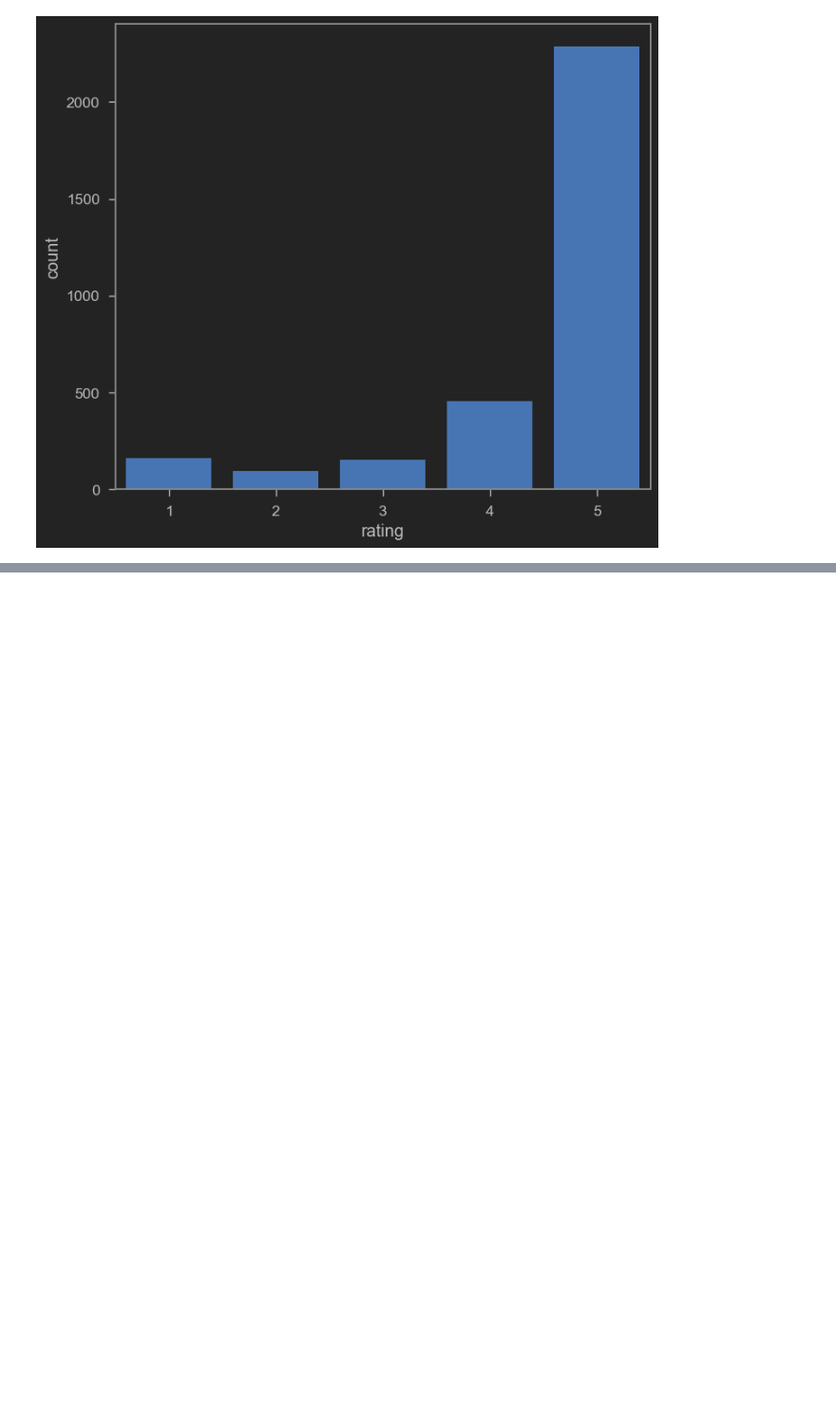
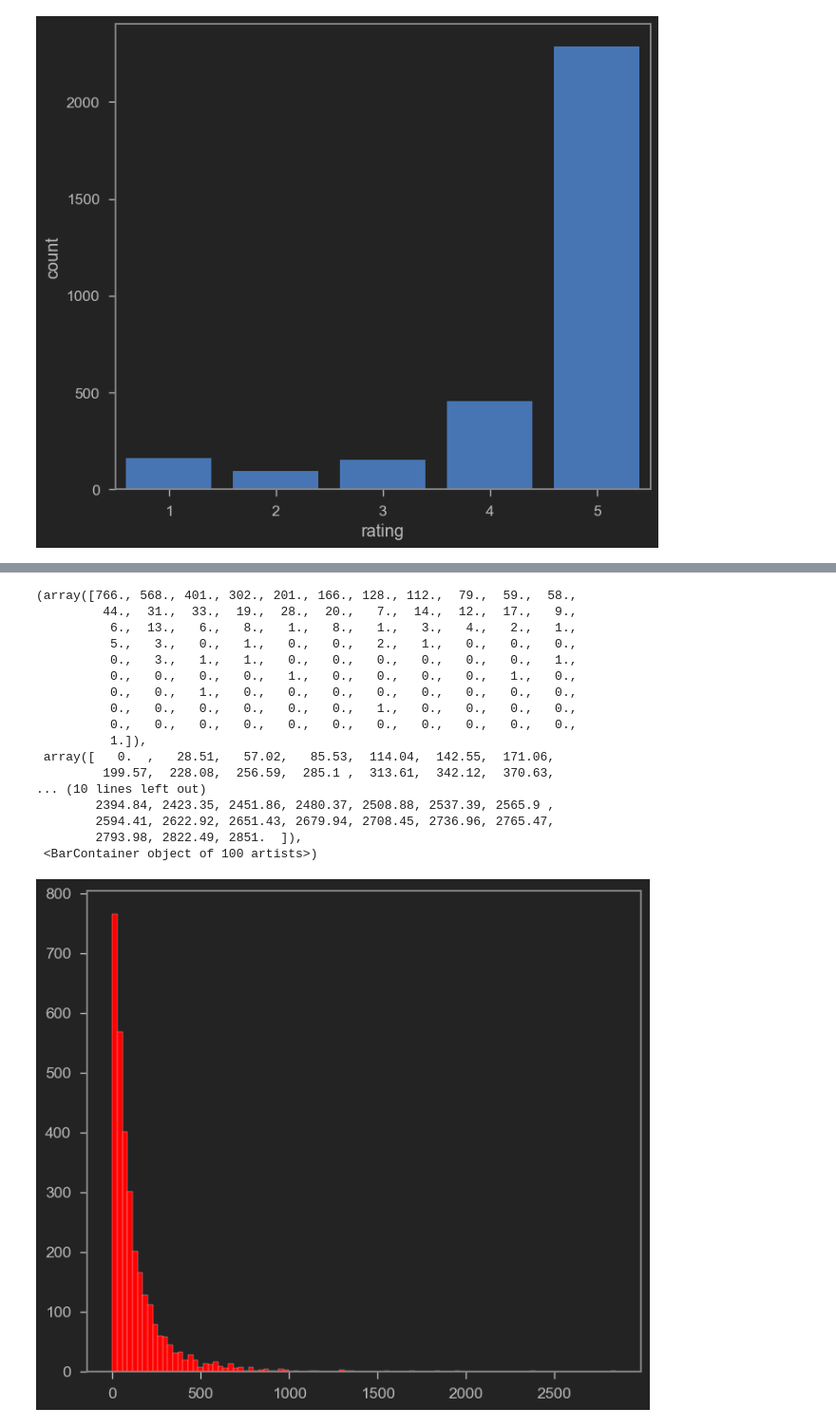
Before and after one commit to Arei1997/Amazon-Reviews, a Jupyter notebook: Amazon.ipynb, the cells around one changed output, grey strips where cells are left out. Shown at 95% size. Saved outputs shown, nothing was run; the diff lists cells and outputs as text; code cells hidden in the pictures; blank space fills up the shorter version.

```diff
--- a/Amazon.ipynb
+++ b/Amazon.ipynb
@@ -113,0 +117,14 @@ Number of positive feedback: 2893
+# %%
+reviews_df['length'] = reviews_df['verified_reviews'].apply(len)
+
+#or
+
+
+# Fill NaN values with empty strings
+#reviews_df['verified_reviews'].fillna('', inplace=True)
+
+# Calculate the length of each string in the 'verified_reviews' column
+#reviews_df['length'] = reviews_df['verified_reviews'].apply(lambda x: len(str(x)))
+
+# Display the DataFrame with the new column
+#print(reviews_df)
@@ -113,0 +147,23 @@ Number of positive feedback: 2893
+# %%
+# Plot the histogram for the length
+length = 'length'
+plt.hist(reviews_df[length], bins=100, color='red', edgecolor='white')
+# %% [output]
+(array([766., 568., 401., 302., 201., 166., 128., 112.,  79.,  59.,  58.,
+         44.,  31.,  33.,  19.,  28.,  20.,   7.,  14.,  12.,  17.,   9.,
+          6.,  13.,   6.,   8.,   1.,   8.,   1.,   3.,   4.,   2.,   1.,
+          5.,   3.,   0.,   1.,   0.,   0.,   2.,   1.,   0.,   0.,   0.,
+          0.,   3.,   1.,   1.,   0.,   0.,   0.,   0.,   0.,   0.,   1.,
+          0.,   0.,   0.,   0.,   1.,   0.,   0.,   0.,   0.,   1.,   0.,
+          0.,   0.,   1.,   0.,   0.,   0.,   0.,   0.,   0.,   0.,   0.,
+          0.,   0.,   0.,   0.,   0.,   0.,   1.,   0.,   0.,   0.,   0.,
+          0.,   0.,   0.,   0.,   0.,   0.,   0.,   0.,   0.,   0.,   0.,
+          1.]),
+ array([   0.  ,   28.51,   57.02,   85.53,  114.04,  142.55,  171.06,
+         199.57,  228.08,  256.59,  285.1 ,  313.61,  342.12,  370.63,
+... (10 lines left out)
+        2394.84, 2423.35, 2451.86, 2480.37, 2508.88, 2537.39, 2565.9 ,
+        2594.41, 2622.92, 2651.43, 2679.94, 2708.45, 2736.96, 2765.47,
+        2793.98, 2822.49, 2851.  ]),
+ <BarContainer object of 100 artists>)
+[figure, added]
```
Also changed, not shown: parts of 7 cells of this notebook.
